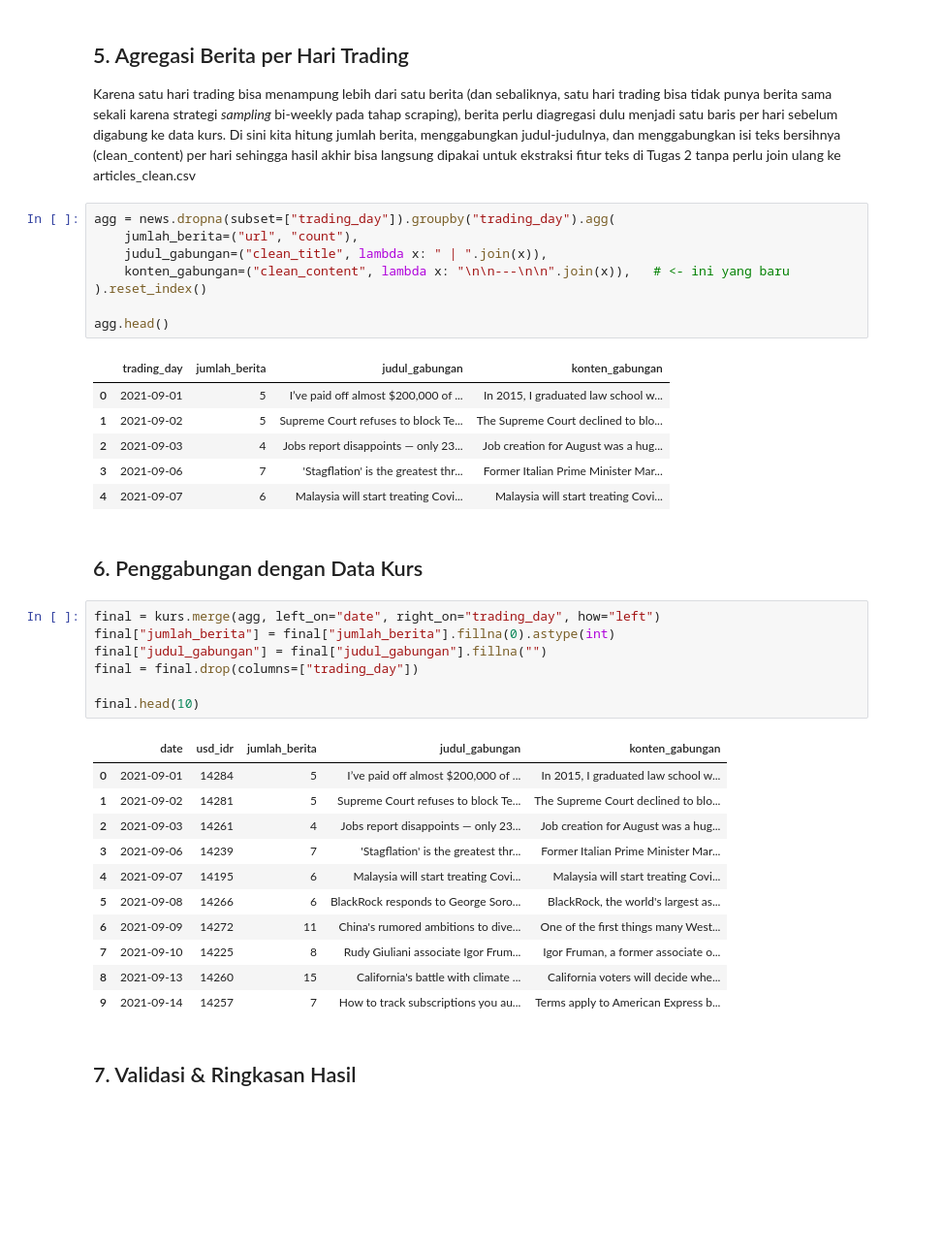
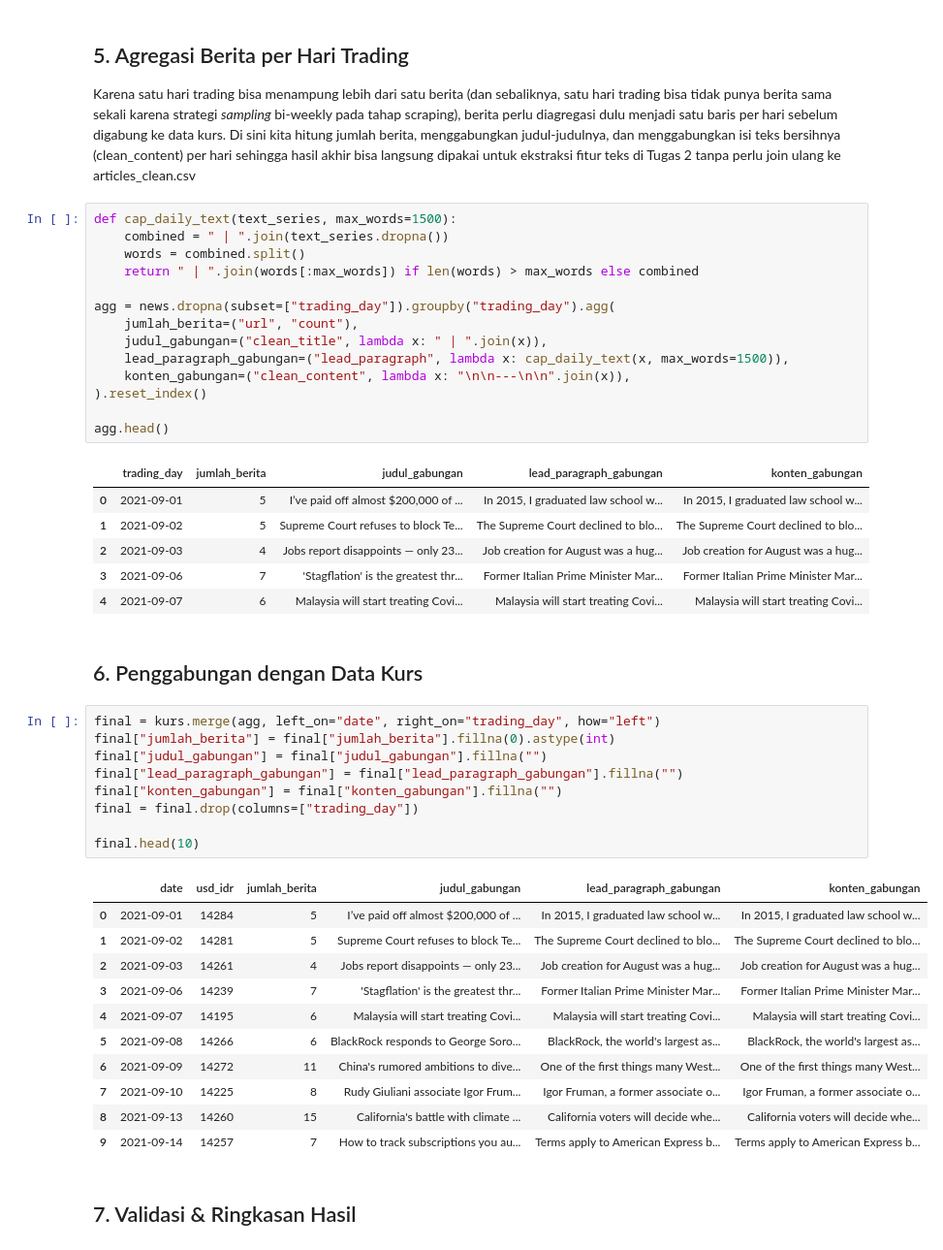
Before and after one commit to Plumz17/nlp-geopolitics-usa, a Jupyter notebook: src/alignment.ipynb, the cells around one changed output. Shown at 97% size. Cells and saved outputs as stored; diff of their text form; blank space fills up the shorter version.

Commit message:
Add EDA and lead_paragraph column

```diff
--- a/src/alignment.ipynb
+++ b/src/alignment.ipynb
@@ -108,41 +108,49 @@ Gagal dipetakan      : 0 (di luar rentang tanggal data kurs)
 
 Karena satu hari trading bisa menampung lebih dari satu berita (dan sebaliknya, satu hari trading bisa tidak punya berita sama sekali karena strategi *sampling* bi-weekly pada tahap scraping), berita perlu diagregasi dulu menjadi satu baris per hari sebelum digabung ke data kurs. Di sini kita hitung jumlah berita, menggabungkan judul-judulnya, dan menggabungkan isi teks bersihnya (clean_content) per hari sehingga hasil akhir bisa langsung dipakai untuk ekstraksi fitur teks di Tugas 2 tanpa perlu join ulang ke articles_clean.csv
 # %%
+def cap_daily_text(text_series, max_words=1500):
+    combined = " | ".join(text_series.dropna())
+    words = combined.split()
+    return " | ".join(words[:max_words]) if len(words) > max_words else combined
+
 agg = news.dropna(subset=["trading_day"]).groupby("trading_day").agg(
     jumlah_berita=("url", "count"),
     judul_gabungan=("clean_title", lambda x: " | ".join(x)),
-    konten_gabungan=("clean_content", lambda x: "\n\n---\n\n".join(x)),   # <- ini yang baru
+    lead_paragraph_gabungan=("lead_paragraph", lambda x: cap_daily_text(x, max_words=1500)),
+    konten_gabungan=("clean_content", lambda x: "\n\n---\n\n".join(x)),
 ).reset_index()
 
 agg.head()
 # %% [output]
-|  | trading_day | jumlah_berita | judul_gabungan | konten_gabungan |
-| 0 | 2021-09-01 | 5 | I’ve paid off almost $200,000 of ... | In 2015, I graduated law school w... |
-| 1 | 2021-09-02 | 5 | Supreme Court refuses to block Te... | The Supreme Court declined to blo... |
-| 2 | 2021-09-03 | 4 | Jobs report disappoints — only 23... | Job creation for August was a hug... |
-| 3 | 2021-09-06 | 7 | 'Stagflation' is the greatest thr... | Former Italian Prime Minister Mar... |
-| 4 | 2021-09-07 | 6 | Malaysia will start treating Covi... | Malaysia will start treating Covi... |
+|  | trading_day | jumlah_berita | judul_gabungan | lead_paragraph_gabungan | konten_gabungan |
+| 0 | 2021-09-01 | 5 | I’ve paid off almost $200,000 of ... | In 2015, I graduated law school w... | In 2015, I graduated law school w... |
+| 1 | 2021-09-02 | 5 | Supreme Court refuses to block Te... | The Supreme Court declined to blo... | The Supreme Court declined to blo... |
+| 2 | 2021-09-03 | 4 | Jobs report disappoints — only 23... | Job creation for August was a hug... | Job creation for August was a hug... |
+| 3 | 2021-09-06 | 7 | 'Stagflation' is the greatest thr... | Former Italian Prime Minister Mar... | Former Italian Prime Minister Mar... |
+| 4 | 2021-09-07 | 6 | Malaysia will start treating Covi... | Malaysia will start treating Covi... | Malaysia will start treating Covi... |
 # %% [markdown]
 ## 6. Penggabungan dengan Data Kurs
 # %%
 final = kurs.merge(agg, left_on="date", right_on="trading_day", how="left")
 final["jumlah_berita"] = final["jumlah_berita"].fillna(0).astype(int)
 final["judul_gabungan"] = final["judul_gabungan"].fillna("")
+final["lead_paragraph_gabungan"] = final["lead_paragraph_gabungan"].fillna("")
+final["konten_gabungan"] = final["konten_gabungan"].fillna("")
 final = final.drop(columns=["trading_day"])
 
 final.head(10)
 # %% [output]
-|  | date | usd_idr | jumlah_berita | judul_gabungan | konten_gabungan |
-| 0 | 2021-09-01 | 14284 | 5 | I’ve paid off almost $200,000 of ... | In 2015, I graduated law school w... |
-| 1 | 2021-09-02 | 14281 | 5 | Supreme Court refuses to block Te... | The Supreme Court declined to blo... |
-| 2 | 2021-09-03 | 14261 | 4 | Jobs report disappoints — only 23... | Job creation for August was a hug... |
-| 3 | 2021-09-06 | 14239 | 7 | 'Stagflation' is the greatest thr... | Former Italian Prime Minister Mar... |
-| 4 | 2021-09-07 | 14195 | 6 | Malaysia will start treating Covi... | Malaysia will start treating Covi... |
-| 5 | 2021-09-08 | 14266 | 6 | BlackRock responds to George Soro... | BlackRock, the world's largest as... |
-| 6 | 2021-09-09 | 14272 | 11 | China's rumored ambitions to dive... | One of the first things many West... |
-| 7 | 2021-09-10 | 14225 | 8 | Rudy Giuliani associate Igor Frum... | Igor Fruman, a former associate o... |
-| 8 | 2021-09-13 | 14260 | 15 | California's battle with climate ... | California voters will decide whe... |
-| 9 | 2021-09-14 | 14257 | 7 | How to track subscriptions you au... | Terms apply to American Express b... |
+|  | date | usd_idr | jumlah_berita | judul_gabungan | lead_paragraph_gabungan | konten_gabungan |
+| 0 | 2021-09-01 | 14284 | 5 | I’ve paid off almost $200,000 of ... | In 2015, I graduated law school w... | In 2015, I graduated law school w... |
+| 1 | 2021-09-02 | 14281 | 5 | Supreme Court refuses to block Te... | The Supreme Court declined to blo... | The Supreme Court declined to blo... |
+| 2 | 2021-09-03 | 14261 | 4 | Jobs report disappoints — only 23... | Job creation for August was a hug... | Job creation for August was a hug... |
+| 3 | 2021-09-06 | 14239 | 7 | 'Stagflation' is the greatest thr... | Former Italian Prime Minister Mar... | Former Italian Prime Minister Mar... |
+| 4 | 2021-09-07 | 14195 | 6 | Malaysia will start treating Covi... | Malaysia will start treating Covi... | Malaysia will start treating Covi... |
+| 5 | 2021-09-08 | 14266 | 6 | BlackRock responds to George Soro... | BlackRock, the world's largest as... | BlackRock, the world's largest as... |
+| 6 | 2021-09-09 | 14272 | 11 | China's rumored ambitions to dive... | One of the first things many West... | One of the first things many West... |
+| 7 | 2021-09-10 | 14225 | 8 | Rudy Giuliani associate Igor Frum... | Igor Fruman, a former associate o... | Igor Fruman, a former associate o... |
+| 8 | 2021-09-13 | 14260 | 15 | California's battle with climate ... | California voters will decide whe... | California voters will decide whe... |
+| 9 | 2021-09-14 | 14257 | 7 | How to track subscriptions you au... | Terms apply to American Express b... | Terms apply to American Express b... |
 # %% [markdown]
 ## 7. Validasi & Ringkasan Hasil
 # %%
```
Also changed, not shown: parts of 2 cells of this notebook, 4 other files.
